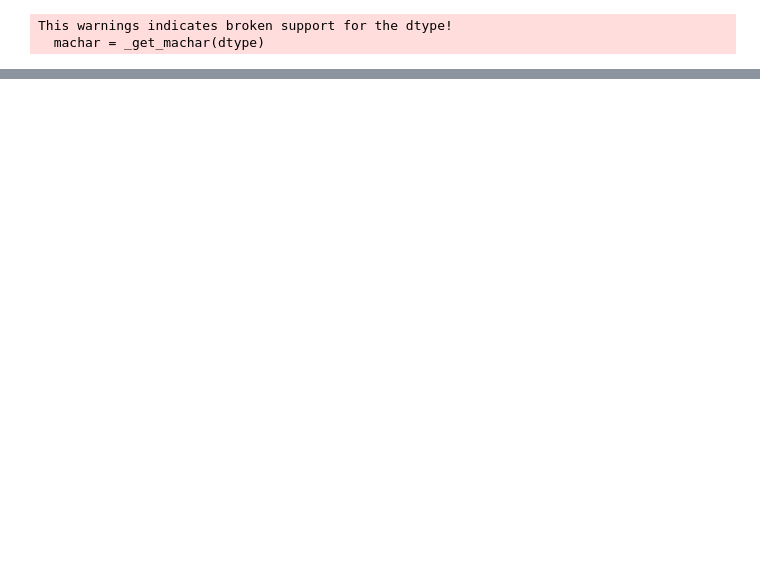
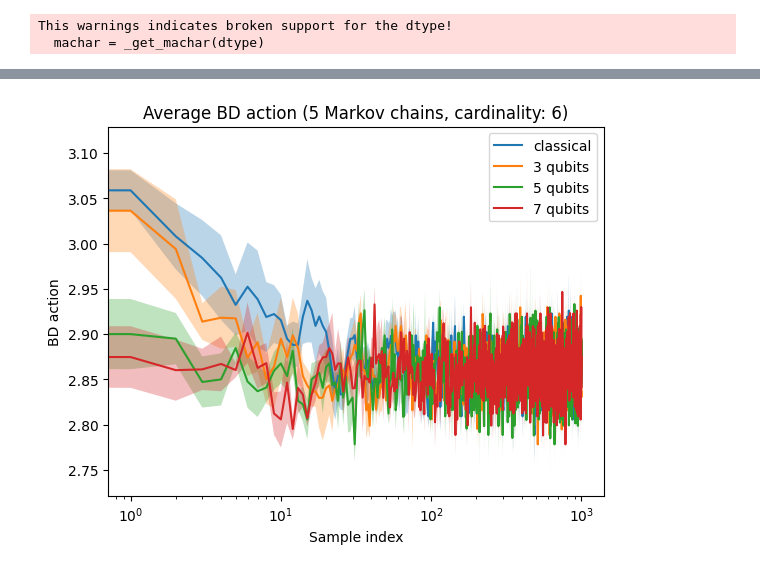
Before and after one commit to Stuartferguson00/SAMPLING_CAUSAL_SETS, a Jupyter notebook: notebooks/CG_testing.ipynb, the cells around one changed output, grey strips where cells are left out. Saved outputs shown, nothing was run; the diff lists cells and outputs as text; code cells hidden in the pictures; blank space fills up the shorter version.

```diff
--- a/notebooks/CG_testing.ipynb
+++ b/notebooks/CG_testing.ipynb
@@ -210,0 +419,57 @@ Frequency of forbidden transitions:  0.0003225
+# %%
+
+def plot_cumulative_convergence(avg, sem, labels, ylabel="Value", title="Cumulative Convergence", filename=None, exact = None):
+    """
+    Plots the cumulative average of each chain with optional shaded error region.
+    avg: array-like, shape (num_chains, num_samples)
+    sem: array-like, shape (num_chains, num_samples), optional
+    """
+    num_proposals = len(avg)
+    x = np.arange(1, avg.shape[1]+1)
+    for i in range(num_proposals):
+        cum_avg = np.cumsum(avg[i]) / x
+        plt.plot(x, cum_avg, label=labels[i])
+        if sem is not None:
+            cum_sem = np.cumsum(sem[i]) / x
+            plt.fill_between(x, cum_avg-cum_sem, cum_avg+cum_sem, alpha=0.3)
+    if exact is not None:
+        plt.axhline(y=exact, color='r', linestyle='--', label='Exact Value')
+    plt.xlabel("Sample index")
+    plt.ylabel(ylabel)
+    plt.title(title)
+    plt.xscale('log')
+    plt.legend()
+
+    if filename:
+        plt.savefig(filename)
+    plt.show()
+
+
+
+
+# Change working directory to 'plots'
+def plot_with_shaded_error_multi(x, ys, sems, labels, ylabel, title, filename =None):
+    for y, sem, label in zip(ys, sems, labels):
+        plt.plot(x, y, label=label)
+        plt.fill_between(x, y - sem, y + sem, alpha=0.3)
+    plt.xlabel("Sample index")
+    plt.ylabel(ylabel)
+    plt.title(title)
+    plt.legend()
+    plt.xscale('log')
+    if filename is not None:
+        plt.savefig(filename)
+    else:
+        plt.show()
+
+# Plot BD action with shaded SEM (classical and quantum)
+
+plot_with_shaded_error_multi(
+    sample_index,
+    avg_bds,
+    sem_bds,
+    ["classical",]+ [f"{nq} qubits" for nq in num_qubits],
+    "BD action", "Average BD action ("+str(num_chains)+" Markov chains, cardinality: " + str(cardinality)+")",
+    f"BD_action_avg_{cardinality}.png")
+# %% [output]
+[figure, added]
```
Also changed, not shown: parts of 8 cells of this notebook, 9 other files.
